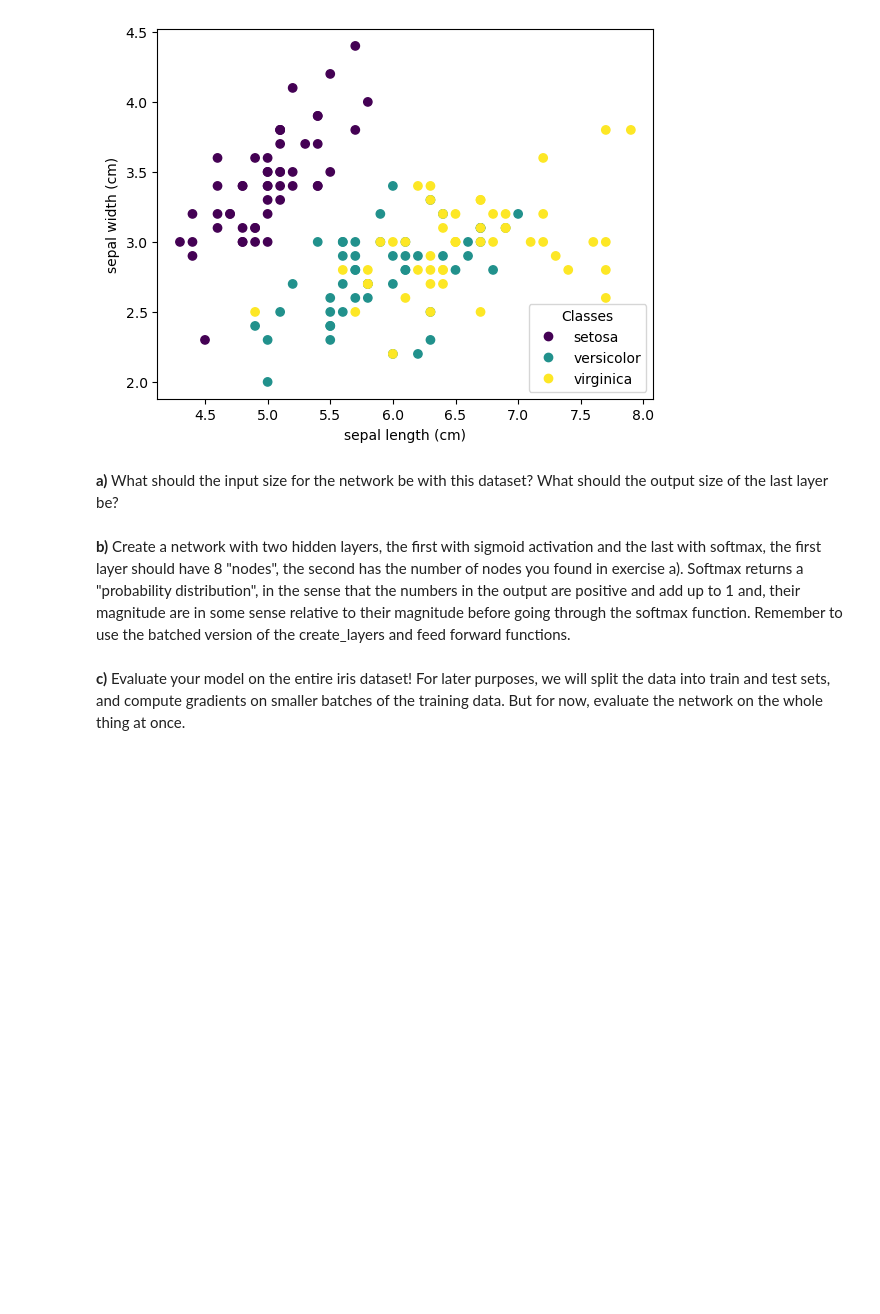
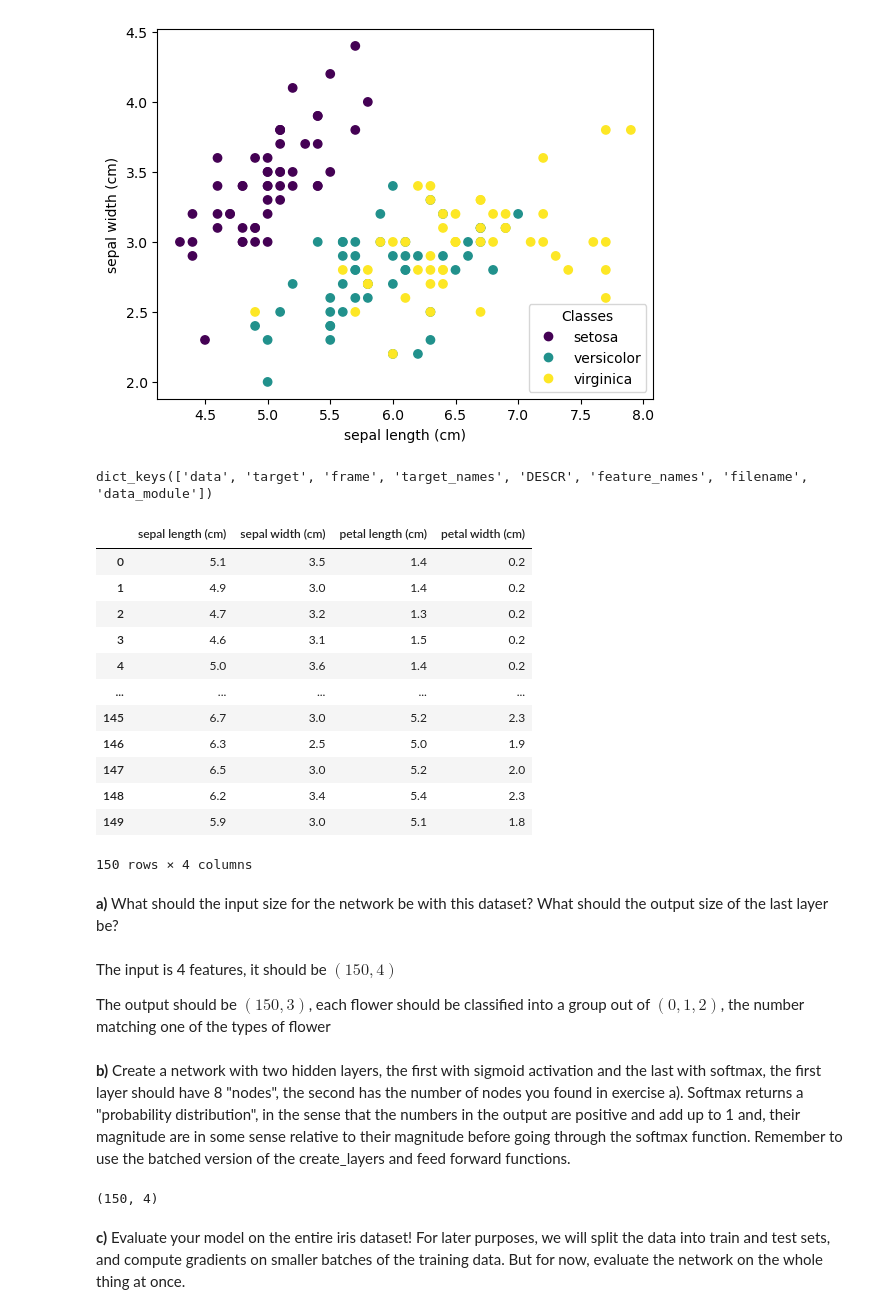
Before and after one commit to ericludvigs/MachineLearning, a Jupyter notebook: work/exercisesweek42.ipynb, the cells around one changed output. Saved outputs shown, nothing was run; the diff lists cells and outputs as text; code cells hidden in the pictures; blank space fills up the shorter version.

```diff
--- a/work/exercisesweek42.ipynb
+++ b/work/exercisesweek42.ipynb
@@ -451,13 +407,42 @@ def accuracy(predictions, targets):
     for i, prediction in enumerate(predictions):
         one_hot_predictions[i, np.argmax(prediction)] = 1
     return accuracy_score(one_hot_predictions, targets)
+# %%
+print(iris.keys())
+iris_df = pd.DataFrame(iris.data, columns=iris.feature_names)
+display(iris_df)
+# %% [output]
+dict_keys(['data', 'target', 'frame', 'target_names', 'DESCR', 'feature_names', 'filename', 'data_module'])
+|  | sepal length (cm) | sepal width (cm) | petal length (cm) | petal width (cm) |
+| 0 | 5.1 | 3.5 | 1.4 | 0.2 |
+| 1 | 4.9 | 3.0 | 1.4 | 0.2 |
+| 2 | 4.7 | 3.2 | 1.3 | 0.2 |
+| 3 | 4.6 | 3.1 | 1.5 | 0.2 |
+| 4 | 5.0 | 3.6 | 1.4 | 0.2 |
+| ... | ... | ... | ... | ... |
+| 145 | 6.7 | 3.0 | 5.2 | 2.3 |
+| 146 | 6.3 | 2.5 | 5.0 | 1.9 |
+| 147 | 6.5 | 3.0 | 5.2 | 2.0 |
+| 148 | 6.2 | 3.4 | 5.4 | 2.3 |
+| 149 | 5.9 | 3.0 | 5.1 | 1.8 |
+150 rows × 4 columns
 # %% [markdown]
 **a)** What should the input size for the network be with this dataset? What should the output size of the last layer be?
+# %% [markdown]
+The input is 4 features, it should be $(150,4)$
+
+The output should be $(150,3)$, each flower should be classified into a group out of $(0,1,2)$, the number matching one of the types of flower
 # %% [markdown]
 **b)** Create a network with two hidden layers, the first with sigmoid activation and the last with softmax, the first layer should have 8 "nodes", the second has the number of nodes you found in exercise a). Softmax returns a "probability distribution", in the sense that the numbers in the output are positive and add up to 1 and, their magnitude are in some sense relative to their magnitude before going through the softmax function. Remember to use the batched version of the create_layers and feed forward functions.
 # %%
-...
-layers = ...
+inputs = iris.data
+print(inputs.shape)
+network_input_size = 4
+layer_output_sizes = [8, 3]
+activation_funcs = [sigmoid, softmax]
+layers = create_layers_batch(network_input_size, layer_output_sizes)
+# %% [output]
+(150, 4)
 # %% [markdown]
 **c)** Evaluate your model on the entire iris dataset! For later purposes, we will split the data into train and test sets, and compute gradients on smaller batches of the training data. But for now, evaluate the network on the whole thing at once.
 # %%
```
Also changed, not shown: parts of 13 cells of this notebook.
